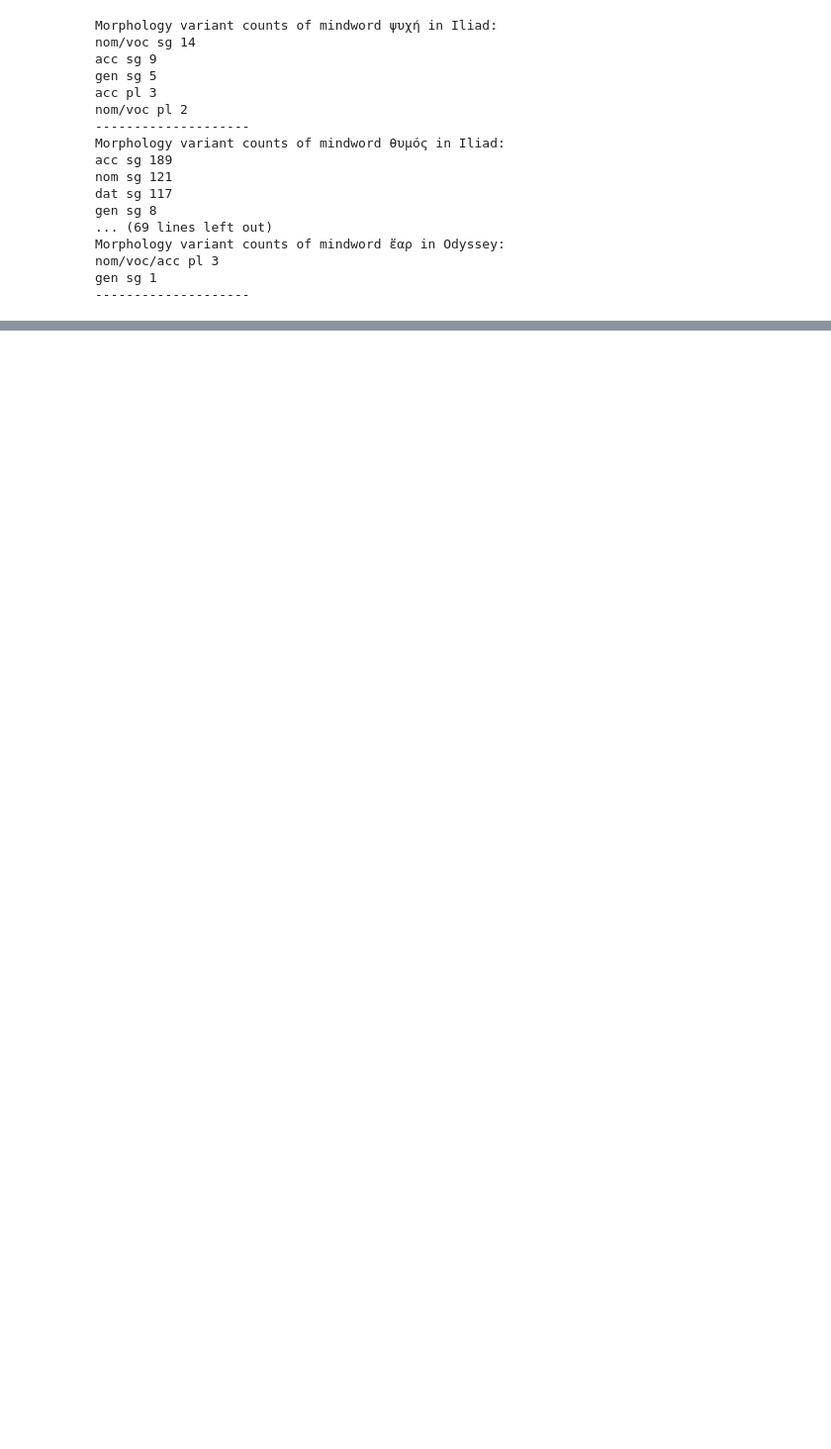
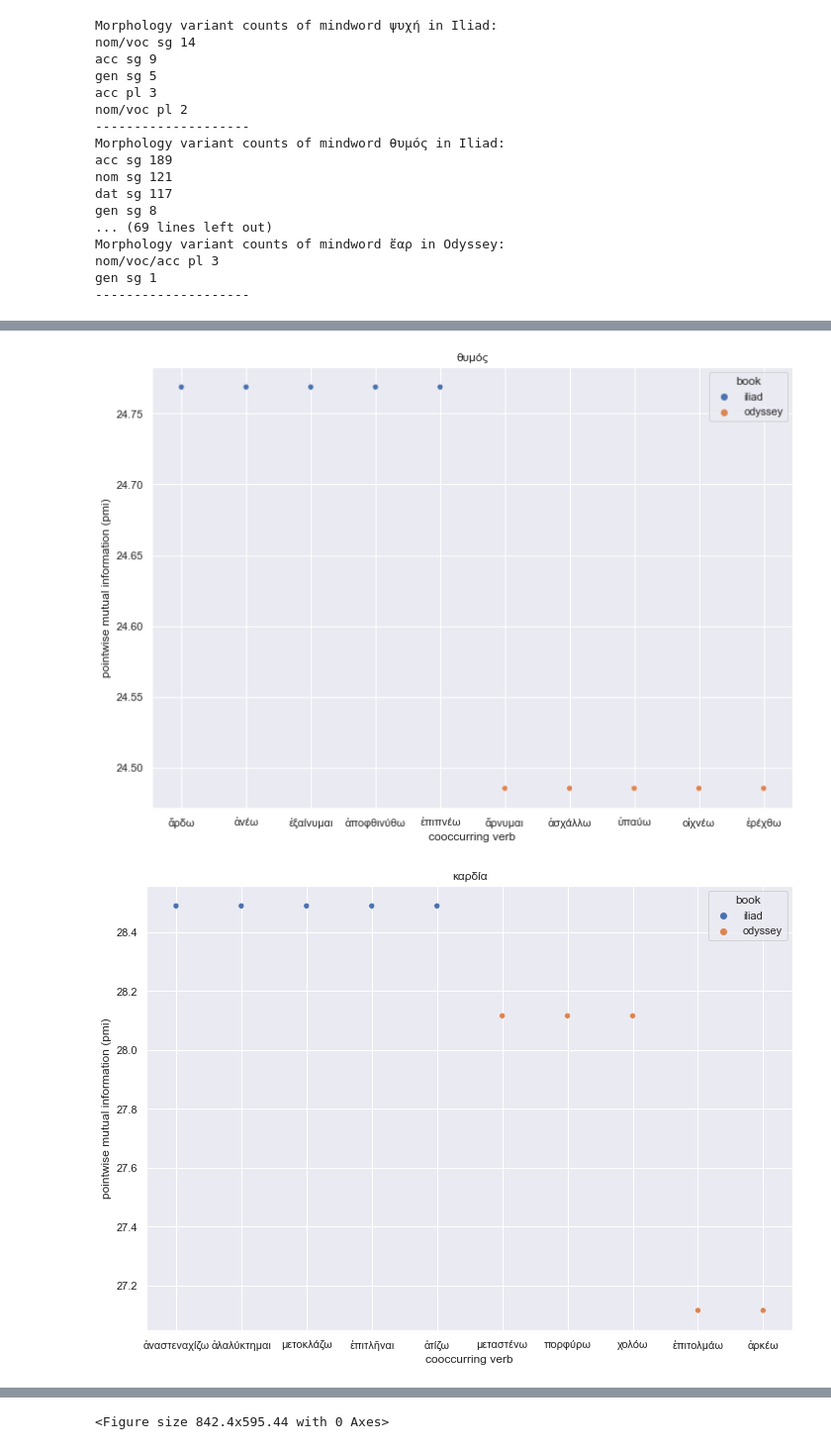
Before and after one commit to Christof93/bicameral-iliad-and-odyssey, a Jupyter notebook: iliad_vs_odysee.ipynb, the cells around one changed output, grey strips where cells are left out. Shown at 99% size. Cells and saved outputs as stored; diff of their text form; code cells hidden in the pictures; blank space fills up the shorter version.

```diff
--- a/iliad_vs_odysee.ipynb
+++ b/iliad_vs_odysee.ipynb
@@ -30,6 +35,6 @@ All mind-related words occur 663 times in Odyssey. normalized: 762.32/100000 wor
 --------------------
 # %%
 cooccurring_verbs_iliad = analyse_embedding_of_mind_words("Iliad")
-cooccuring_verbs_odyssey = analyse_embedding_of_mind_words("Odyssey")
+cooccurring_verbs_odyssey = analyse_embedding_of_mind_words("Odyssey")
 # %% [output]
 These are the 10 most correlated words with the mindword θυμός in the Iliad
@@ -72,0 +90,19 @@ gen sg 1
+# %%
+df_verbs = {}
+for mw in cooccurring_verbs_odyssey:
+    records = []
+    records += [data + (mw, 'odyssey') for data in cooccurring_verbs_odyssey[mw][:5]]
+    records += [data + (mw, 'iliad') for data in cooccurring_verbs_iliad[mw][:5]]
+
+    df = pd.DataFrame.from_records(sorted(records, key=lambda x:x[1], reverse=True),
+        columns=['cooccurring_word', 'pmi', 'mindword', 'book']
+    )
+    g = sns.scatterplot(data=df, x="cooccurring_word", y="pmi", hue="book").set(
+        xlabel="cooccurring verb",
+        ylabel="pointwise mutual information (pmi)",
+        title=f"{mw}"
+    )
+    plt.figure()
+# %% [output]
+[figure, added]
+[figure, added]
@@ -72,0 +114 @@ gen sg 1
+<Figure size 842.4x595.44 with 0 Axes>
```
Also changed, not shown: parts of 6 cells of this notebook, 3 other files.
